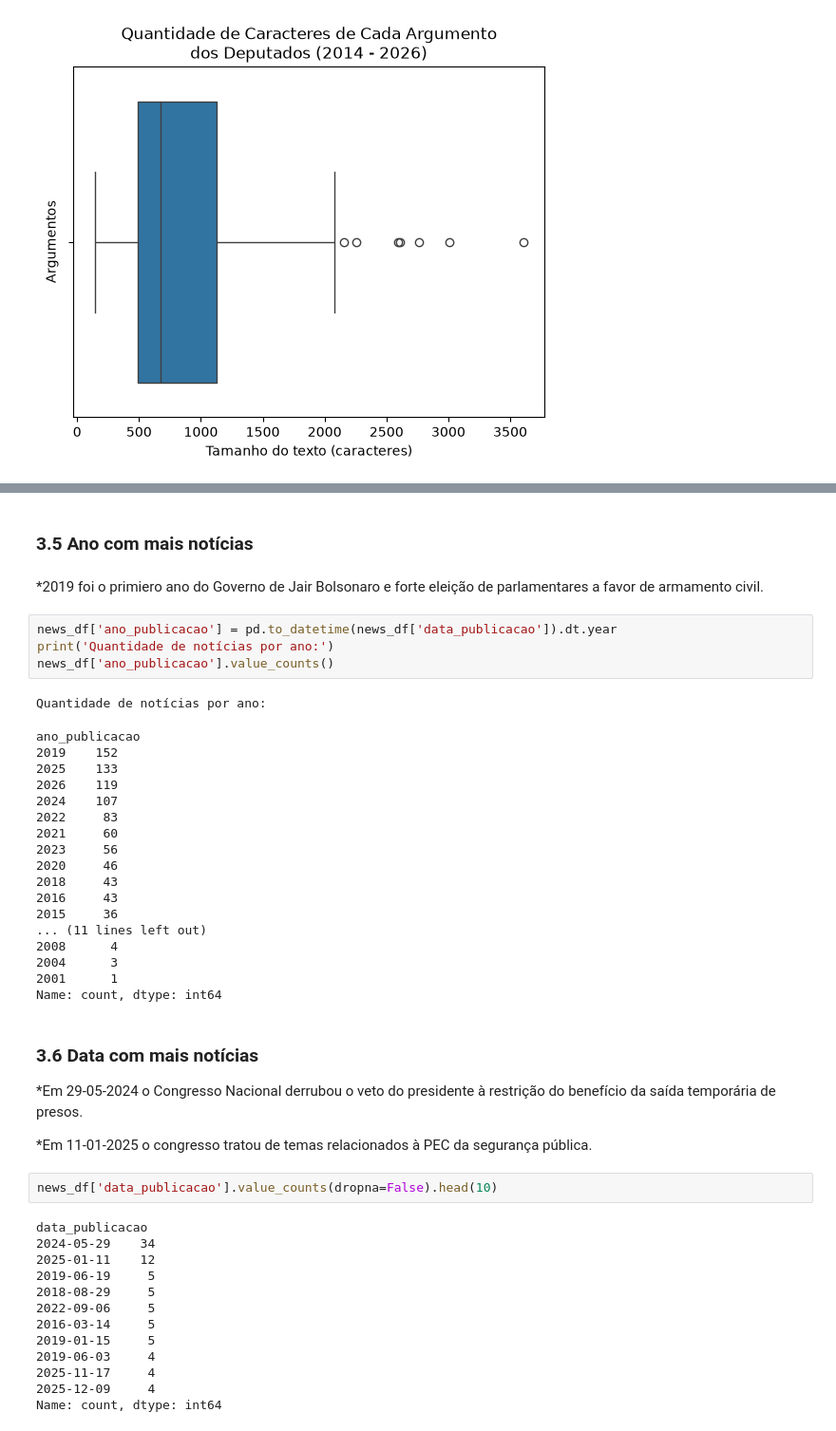
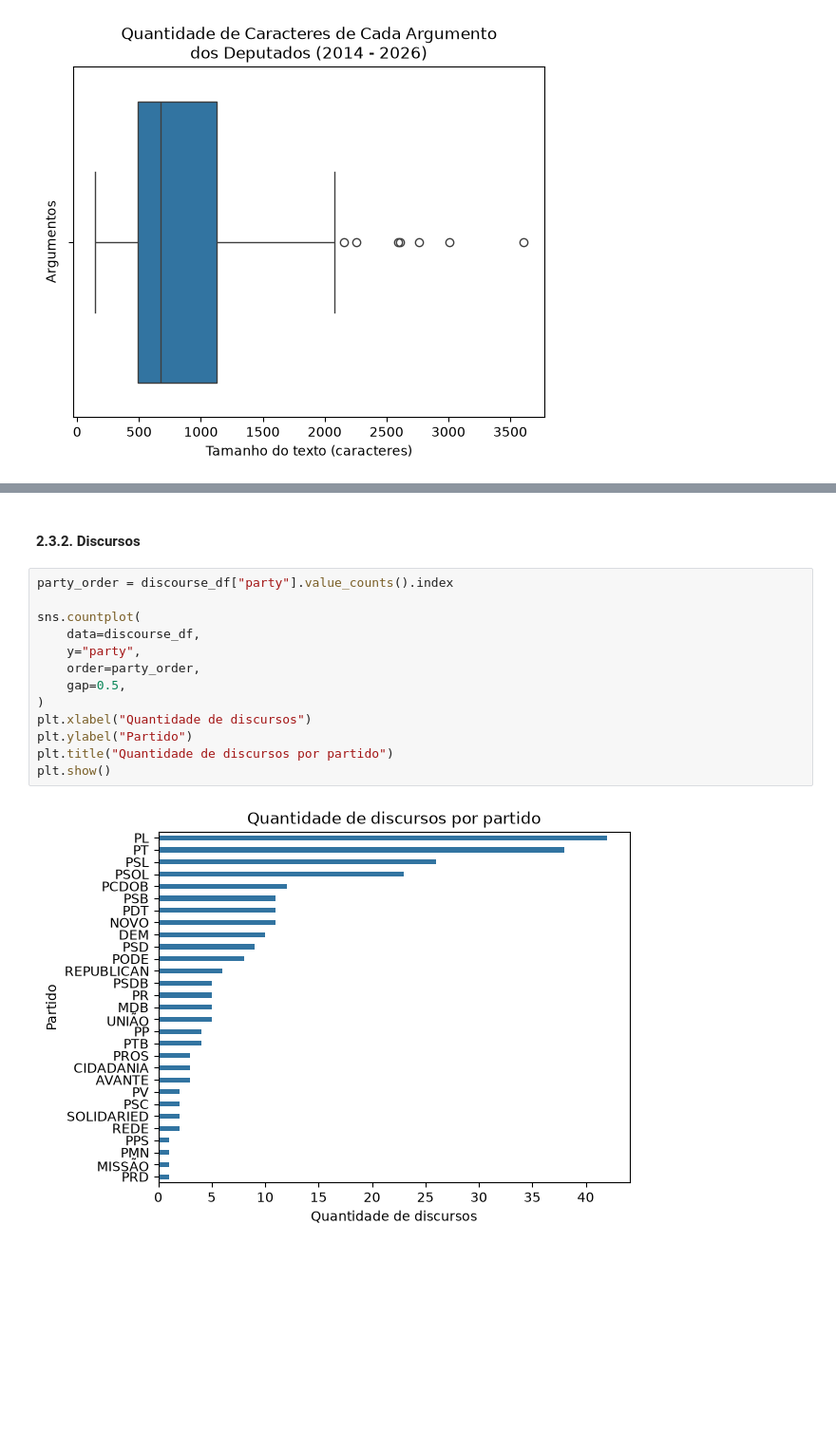
Before and after one commit to JPedroRodrigues/political-guidance-through-discourse, a Jupyter notebook: political-guidance-through-discourse.ipynb, the cells around one changed output, grey strips where cells are left out. Shown at 95% size. Saved outputs shown, nothing was run; the diff lists cells and outputs as text; blank space fills up the shorter version.

```diff
--- a/political-guidance-through-discourse.ipynb
+++ b/political-guidance-through-discourse.ipynb
@@ -234,48 +381,17 @@ PARTIDO DA SOCIAL DEMOCRACIA BRASILEIRA         armas        89
-# %% [markdown]
-### 3.5 Ano com mais notícias
-# %% [markdown]
-*2019 foi o primiero ano do Governo de Jair Bolsonaro e forte eleição de parlamentares a favor de armamento civil.
-# %%
-news_df['ano_publicacao'] = pd.to_datetime(news_df['data_publicacao']).dt.year
-print('Quantidade de notícias por ano:')
-news_df['ano_publicacao'].value_counts()
-# %% [output]
-Quantidade de notícias por ano:
-ano_publicacao
-2019    152
-2025    133
-2026    119
-2024    107
-2022     83
-2021     60
-2023     56
-2020     46
-2018     43
-2016     43
-2015     36
-... (11 lines left out)
-2008      4
-2004      3
-2001      1
-Name: count, dtype: int64
-# %% [markdown]
-### 3.6 Data com mais notícias
-
-*Em 29-05-2024 o Congresso Nacional derrubou o veto do presidente à restrição do benefício da saída temporária de presos.
-
-*Em 11-01-2025 o congresso tratou de temas relacionados à PEC da segurança pública.
-# %%
-news_df['data_publicacao'].value_counts(dropna=False).head(10)
-# %% [output]
-data_publicacao
-2024-05-29    34
-2025-01-11    12
-2019-06-19     5
-2018-08-29     5
-2022-09-06     5
-2016-03-14     5
-2019-01-15     5
-2019-06-03     4
-2025-11-17     4
-2025-12-09     4
-Name: count, dtype: int64
+# %% [markdown]
+#### 2.3.2. Discursos
+# %%
+party_order = discourse_df["party"].value_counts().index
+
+sns.countplot(
+    data=discourse_df,
+    y="party",
+    order=party_order,
+    gap=0.5,
+)
+plt.xlabel("Quantidade de discursos")
+plt.ylabel("Partido")
+plt.title("Quantidade de discursos por partido")
+plt.show()
+# %% [output]
+[figure, added]
```
Also changed, not shown: parts of 57 cells of this notebook, 3 other files.
